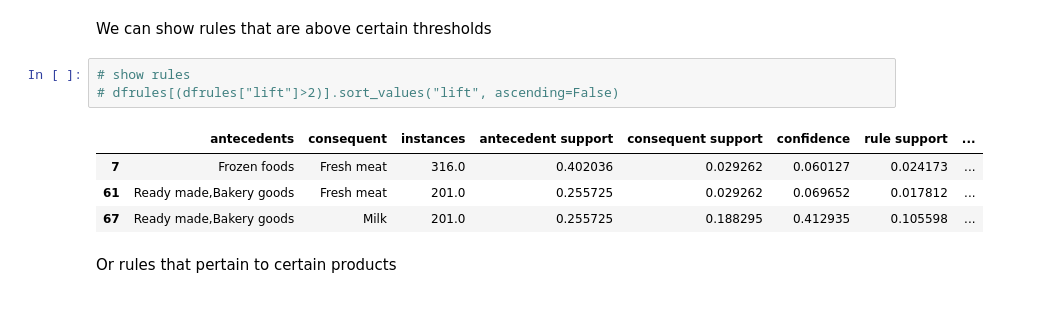
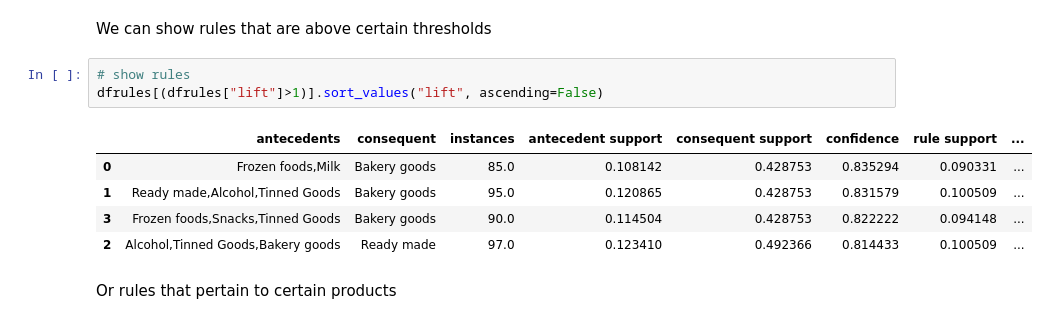
Before and after one commit to Navenkumar-Balasubramaniam/00-General, a Jupyter notebook: 11 Association_Marketing/Apriori_Rules_ft.ipynb, the cells around one changed output. Drawn from its saved outputs; the diff is of its cells as text.

```diff
--- a/11 Association_Marketing/Apriori_Rules_ft.ipynb
+++ b/11 Association_Marketing/Apriori_Rules_ft.ipynb
@@ -203,12 +205,13 @@ else:
 We can show rules that are above certain thresholds
 # %%
 # show rules
-# dfrules[(dfrules["lift"]>2)].sort_values("lift", ascending=False)
+dfrules[(dfrules["lift"]>1)].sort_values("lift", ascending=False)
 # %% [output]
 |  | antecedents | consequent | instances | antecedent support | consequent support | confidence | rule support | ... |
-| 7 | Frozen foods | Fresh meat | 316.0 | 0.402036 | 0.029262 | 0.060127 | 0.024173 | ... |
-| 61 | Ready made,Bakery goods | Fresh meat | 201.0 | 0.255725 | 0.029262 | 0.069652 | 0.017812 | ... |
-| 67 | Ready made,Bakery goods | Milk | 201.0 | 0.255725 | 0.188295 | 0.412935 | 0.105598 | ... |
+| 0 | Frozen foods,Milk | Bakery goods | 85.0 | 0.108142 | 0.428753 | 0.835294 | 0.090331 | ... |
+| 1 | Ready made,Alcohol,Tinned Goods | Bakery goods | 95.0 | 0.120865 | 0.428753 | 0.831579 | 0.100509 | ... |
+| 3 | Frozen foods,Snacks,Tinned Goods | Bakery goods | 90.0 | 0.114504 | 0.428753 | 0.822222 | 0.094148 | ... |
+| 2 | Alcohol,Tinned Goods,Bakery goods | Ready made | 97.0 | 0.123410 | 0.492366 | 0.814433 | 0.100509 | ... |
 # %% [markdown]
 Or rules that pertain to certain products
 # %%
```
Also changed, not shown: parts of 4 cells of this notebook.
